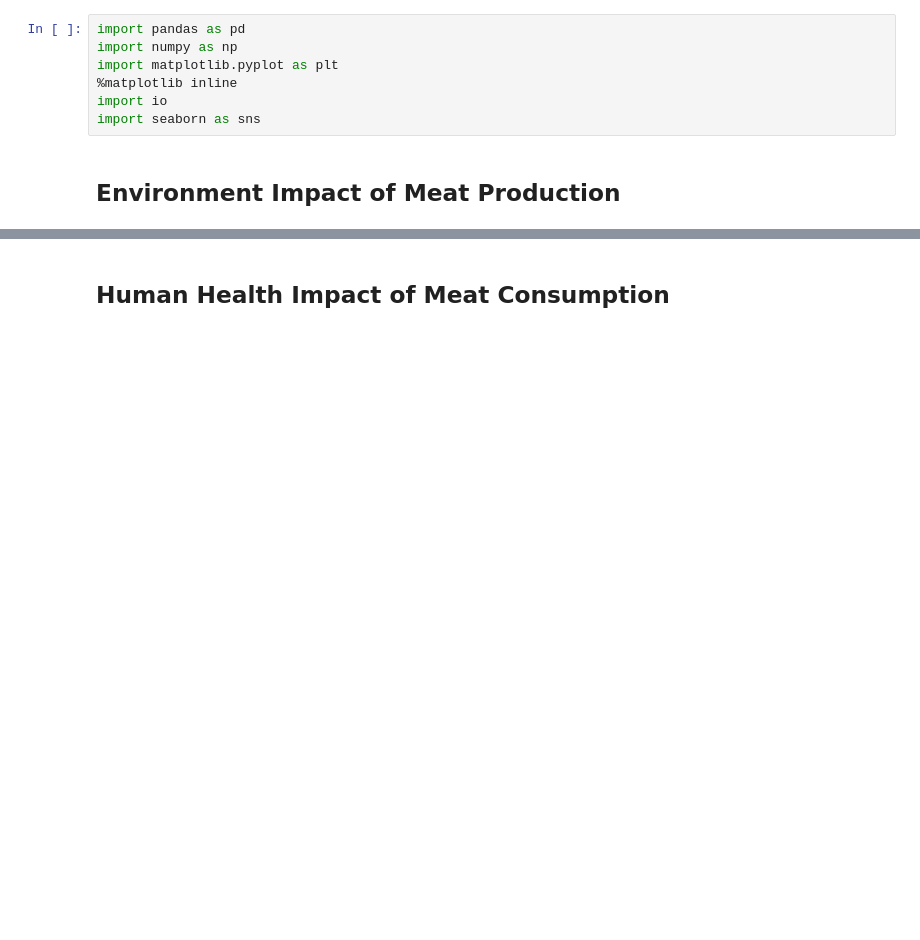
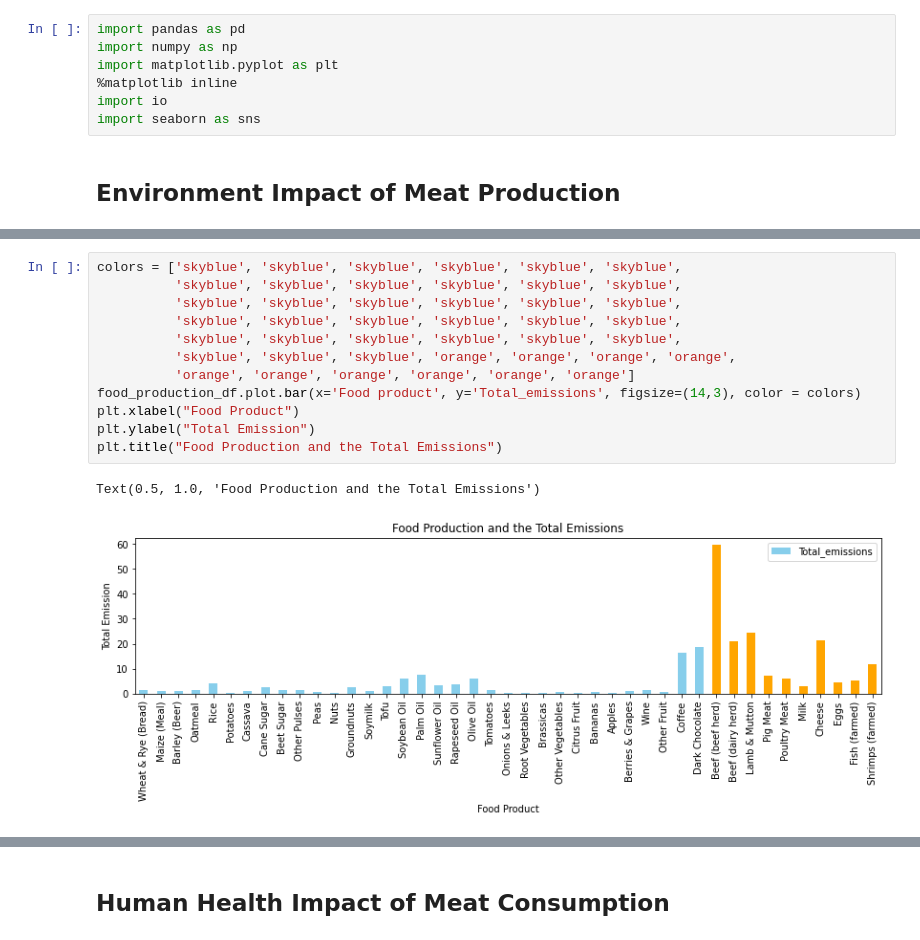
Before and after one commit to SeunghyeJeon/DH-100-Project, a Jupyter notebook: DH_100_Seunghye_Jeon.ipynb, the cells around one changed output, grey strips where cells are left out. Saved outputs shown, nothing was run; the diff lists cells and outputs as text; blank space fills up the shorter version.

```diff
--- a/DH_100_Seunghye_Jeon.ipynb
+++ b/DH_100_Seunghye_Jeon.ipynb
@@ -58,4 +58,19 @@ food_production_df
 | 40 | Eggs | 0.7 | 2.2 | 1.3 | 0.0 | 0.1 | 0.2 | 0.0 | ... |
 | 41 | Fish (farmed) | 0.5 | 0.8 | 3.6 | 0.0 | 0.1 | 0.1 | 0.0 | ... |
 | 42 | Shrimps (farmed) | 0.2 | 2.5 | 8.4 | 0.0 | 0.2 | 0.3 | 0.2 | ... |
+# %%
+colors = ['skyblue', 'skyblue', 'skyblue', 'skyblue', 'skyblue', 'skyblue',
+          'skyblue', 'skyblue', 'skyblue', 'skyblue', 'skyblue', 'skyblue',
+          'skyblue', 'skyblue', 'skyblue', 'skyblue', 'skyblue', 'skyblue',
+          'skyblue', 'skyblue', 'skyblue', 'skyblue', 'skyblue', 'skyblue',
+          'skyblue', 'skyblue', 'skyblue', 'skyblue', 'skyblue', 'skyblue',
+          'skyblue', 'skyblue', 'skyblue', 'orange', 'orange', 'orange', 'orange',
+          'orange', 'orange', 'orange', 'orange', 'orange', 'orange']
+food_production_df.plot.bar(x='Food product', y='Total_emissions', figsize=(14,3), color = colors)
+plt.xlabel("Food Product")
+plt.ylabel("Total Emission")
+plt.title("Food Production and the Total Emissions")
+# %% [output]
+Text(0.5, 1.0, 'Food Production and the Total Emissions')
+[figure, added]
 # %%
```
Also changed, not shown: parts of 13 cells of this notebook.
